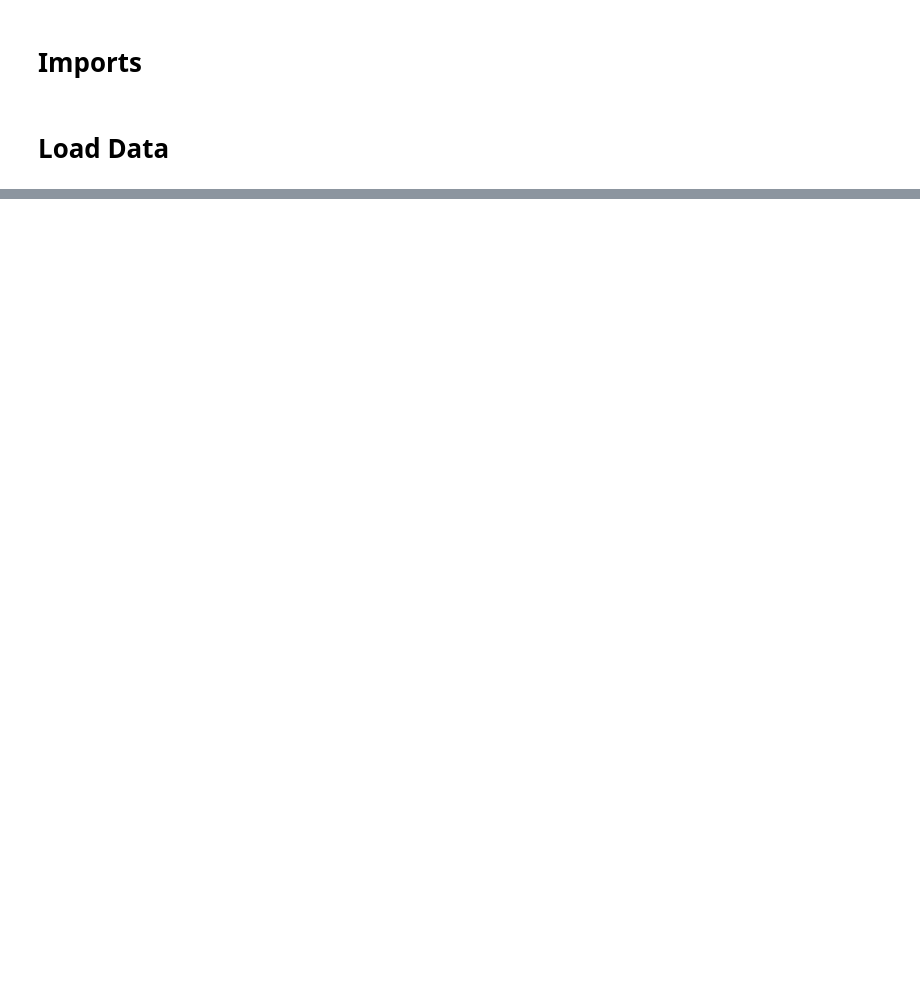
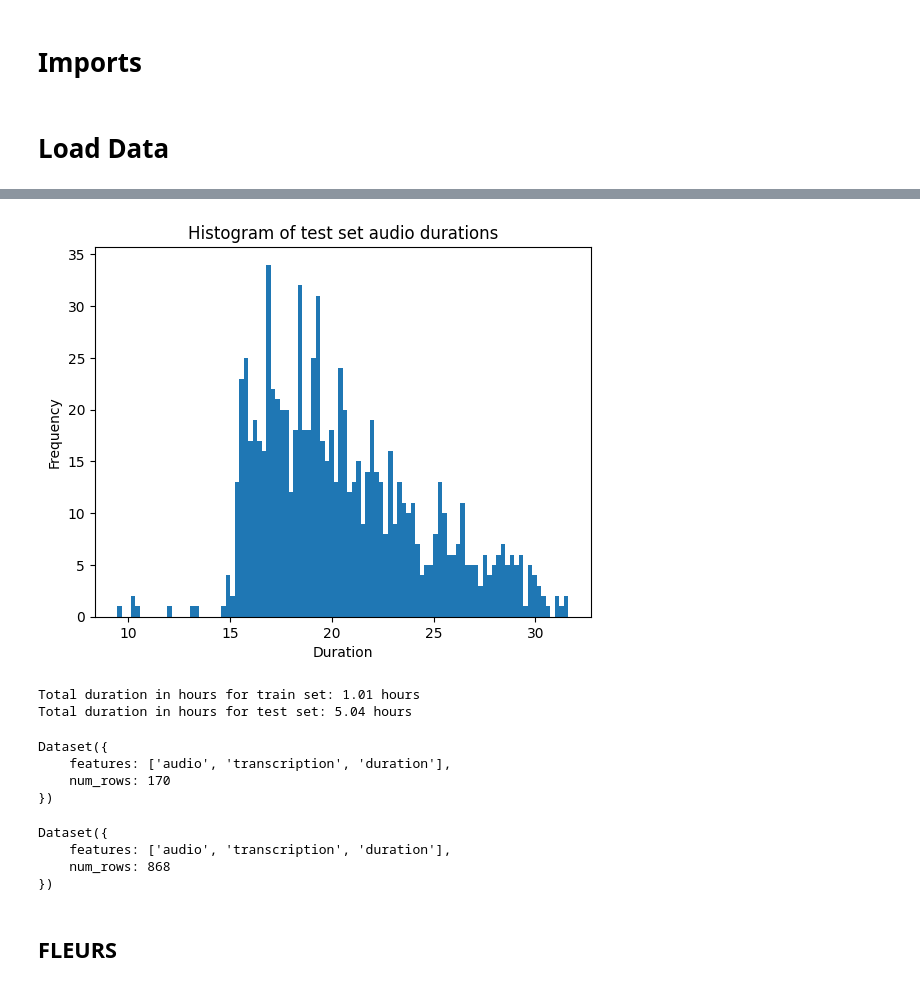
Before and after one commit to MedAymenF/Google-WAXAL-ASR-Challenge, a Jupyter notebook: data_prep.ipynb, the cells around one changed output, grey strips where cells are left out. Cells and saved outputs as stored; diff of their text form; code cells hidden in the pictures; blank space fills up the shorter version.

```diff
--- a/data_prep.ipynb
+++ b/data_prep.ipynb
@@ -95,0 +170,18 @@ train = train.filter(lambda x: x['audio'].metadata.duration_seconds_from_header
+# %%
+plt.hist(sna_bench_test['duration'], bins=100)
+plt.xlabel('Duration')
+plt.ylabel('Frequency')
+plt.title('Histogram of test set audio durations')
+plt.show()
+# %% [output]
+[figure, added]
+# %%
+# Calculate total duration in hours
+total_duration_train = sum(sna_bench_train['duration']) / 3600
+total_duration_test = sum(sna_bench_test['duration']) / 3600
+
+print(f"Total duration in hours for train set: {total_duration_train:.2f} hours")
+print(f"Total duration in hours for test set: {total_duration_test:.2f} hours")
+# %% [output]
+Total duration in hours for train set: 1.01 hours
+Total duration in hours for test set: 5.04 hours
@@ -95,0 +192,16 @@ train = train.filter(lambda x: x['audio'].metadata.duration_seconds_from_header
+# %%
+sna_bench_train
+# %% [output]
+Dataset({
+    features: ['audio', 'transcription', 'duration'],
+    num_rows: 170
+})
+# %%
+sna_bench_test
+# %% [output]
+Dataset({
+    features: ['audio', 'transcription', 'duration'],
+    num_rows: 868
+})
+# %% [markdown]
+## FLEURS
```
Also changed, not shown: parts of 50 cells of this notebook.
